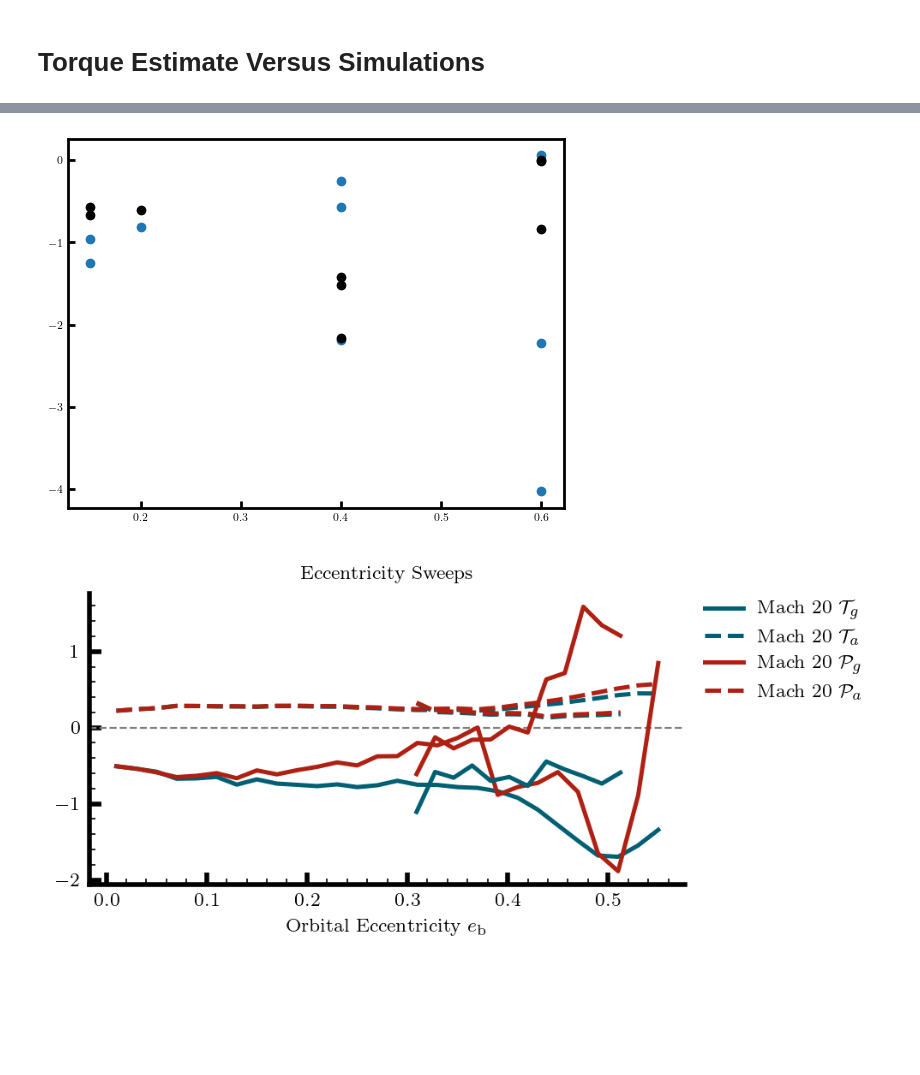
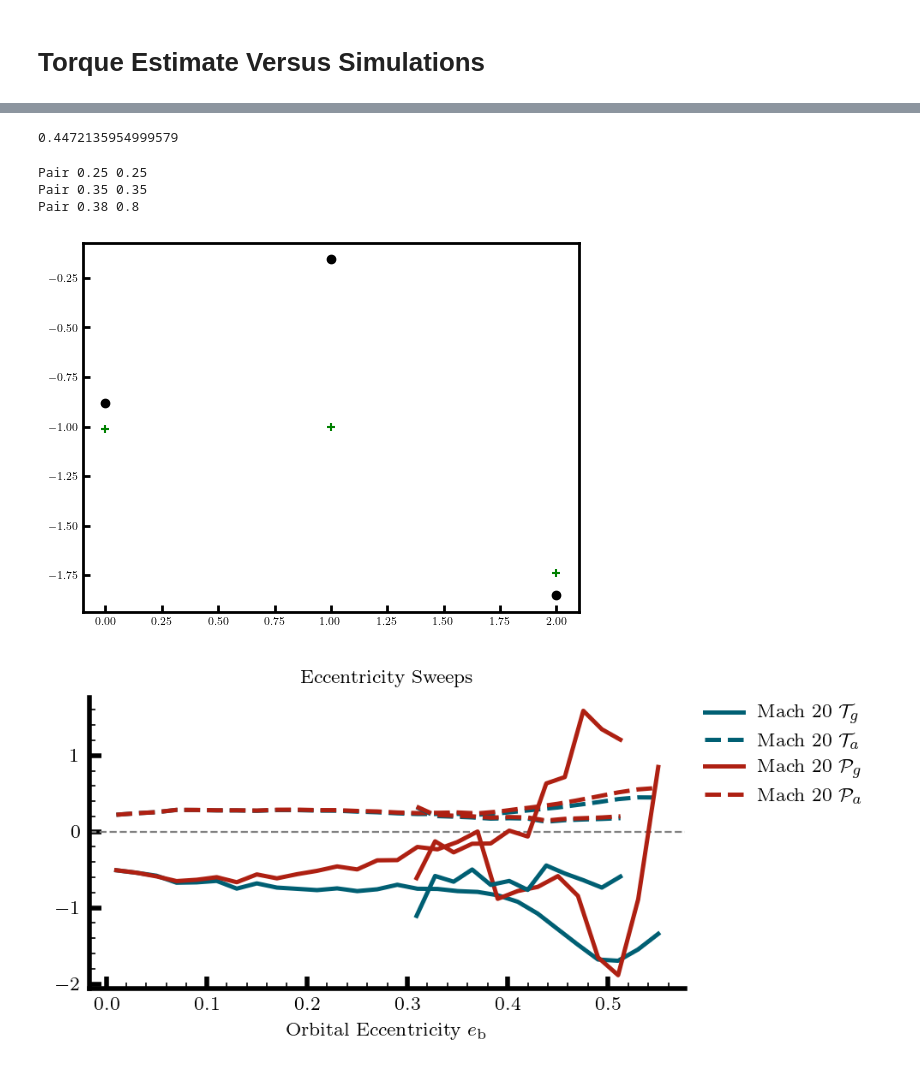
Before and after one commit to davidoneill00/sailfish, a Jupyter notebook: FancyPlotting.ipynb, the cells around one changed output, grey strips where cells are left out. Drawn from its saved outputs; the diff is of its cells as text; code cells hidden in the pictures; blank space fills up the shorter version.

Commit message:
Organise FancyPlotting notebook better

```diff
--- a/FancyPlotting.ipynb
+++ b/FancyPlotting.ipynb
@@ -900,8 +1042,20 @@ def AzimuthallyAverageCBD(Sigma, Vx, Vy, Pressure, mesh, SS73, gamma, r_bins):
 
     return DiskStats
 # %%
+# time averaged subdirectories,
+Host   = '/mnt/beegfs/haimagrp/david_oneill/sailfish/Retrograde/Fixed_e/'
+Branch = ['e00Mach10/TimeAverages/', 'e03Mach10/TimeAverages/', 'e06Mach10/TimeAverages/',
+          'e00Mach20/TimeAverages/', 'e03Mach20/TimeAverages/', 'e06Mach20/TimeAverages/',
+          'e00Mach40/TimeAverages/', 'e03Mach40/TimeAverages/', 'e06Mach40/TimeAverages/']
+
 if False:
-    Averaged_Disk_Profiles = ProcessTimeAzimuthalAverages(save=True)
+    Averaged_Disk_Profiles = ProcessTimeAzimuthalAverages(
+        loading_dirs = [Host + b for b in Branch],
+        save=True,
+        Nbins=500,
+        n_workers=len(Branch),
+        savename='disk_profiles.pkl'
+    )
 else:
     with open('disk_profiles.pkl', 'rb') as f:
         Averaged_Disk_Profiles = pickle.load(f)
@@ -1663,47 +1540,57 @@ plt.savefig('AccretionTimeseries.png', dpi=400)
+# %%
+0.2**0.5
+# %% [output]
+0.4472135954999579
 # %%
 def ProcessTorqueTimeseries(chkpt, Number_of_Orbits):
     timeseries_data  = chkpt['timeseries']
     SS73             = chkpt["SS73"]
 
     mdot1            = np.array([s[12] for s in timeseries_data])
     mdot2            = np.array([s[13] for s in timeseries_data])
     torque_g         = np.array([s[14] for s in timeseries_data])
     torque_a         = np.array([s[15] for s in timeseries_data])
     time             = np.array([s[0] for s in timeseries_data])
     Final_Orbits     = time[time>(time[-1]-Number_of_Orbits)]
 
     Torque              = -(torque_g[-len(Final_Orbits):] + torque_a[-len(Final_Orbits):]) / SS73.Mdot_inf
     #Power               = -(np.array(ts.power_g[-len(Final_Orbits):] ) + np.array(ts.power_a[-len(Final_Orbits):] )) / M_dot_0
     Accretion_1         = -mdot1 / SS73.Mdot_inf
     Accretion_2         = -mdot2 / SS73.Mdot_inf
     Mdot                = Accretion_1 + Accretion_2
 
     return Final_Orbits, Torque, np.mean(Torque), np.mean(Mdot)
 
-def EstimateTorqueAnalytical(rho1, rho2, eta1, eta2, Mdot):
+def EstimatEll0Analytical(rho1, rho2, eta1, eta2):
     rhomax = np.max([rho1, rho2])
-    li     = np.sqrt(0.5 + rhomax)
+    li     =-np.sqrt(0.5 + rhomax)
     lf     = 0.5 + eta1 * np.sqrt(rho1/2) + eta2 * np.sqrt(rho2/2)
 
-    return (lf - li) * Mdot
+    return -(lf - li)
 
 
 
-MinidiskSize = [0.2, 0.15, 0.15, 0.4, 0.4, 0.4, 0.6, 0.6, 0.6]
-eta          = [-0.5, -0.5, -0.5, -0.5, -0.5, -0.5, 0.5, -0.5, 0.5]
+MinidiskSize = [0.25, 0.25, 0.35, 0.35, 0.38, 0.8]
+eta          = [-0.5, -0.5, 0.5, 0.5, 0.5, -0.5]
 
-for index in range(9):
-    Final_Orbits, Torque, MeanTorque, MeanMdot = ProcessTorqueTimeseries(data[Names[index]], Number_of_Orbits=100)
-    AnalyticalTorque                           = EstimateTorqueAnalytical(rho1=MinidiskSize[index], rho2=MinidiskSize[index], eta1=eta[index], eta2=eta[index], Mdot=MeanMdot)
+for index in range(3):
+    Final_Orbits, Torque, MeanTorque, MeanMdot = ProcessTorqueTimeseries(data[Names[3*index]], Number_of_Orbits=100)
 
-    plt.scatter(MinidiskSize[index], MeanTorque, c = 'tab:blue' )
-    plt.scatter(MinidiskSize[index], AnalyticalTorque, c = 'black')
+    r1   = MinidiskSize[2*index]
+    r2   = MinidiskSize[1 + 2*index]
+    eta1 = eta[index//2]
+    eta2 = eta[1 + index//2]
+    print('Pair', r1, r2)
+    AnalyticalEll0 = EstimatEll0Analytical(rho1=r1, rho2=r2, eta1=eta1, eta2=eta2)
+
+
+    plt.scatter(index, AnalyticalEll0, marker='+', c='green')
+    plt.scatter(index, MeanTorque/MeanMdot, marker='o', c='black')
 
 
 plt.show()
-# Final_Orbits, Torque, Mean = ProcessTorqueTimeseries(data[Names[0]], Number_of_Orbits=100)
-# plt.axhline(y=Mean, c='tab:blue')
-# plt.plot(Final_Orbits, Torque, c='tab:blue', alpha=0.2)
-# plt.yscale('symlog')
 # %% [output]
+Pair 0.25 0.25
+Pair 0.35 0.35
+Pair 0.38 0.8
-[figure, old version]
+[figure, new version]
```
Also changed, not shown: parts of 20 cells of this notebook.
